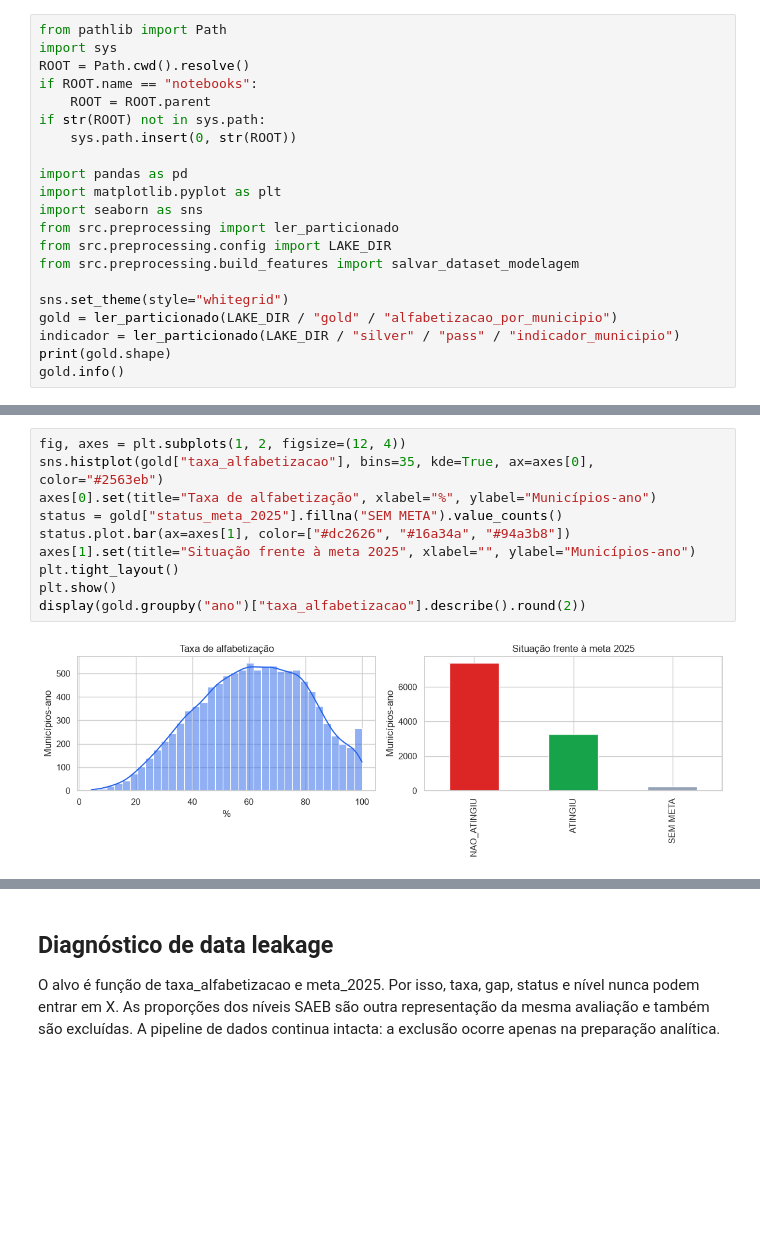
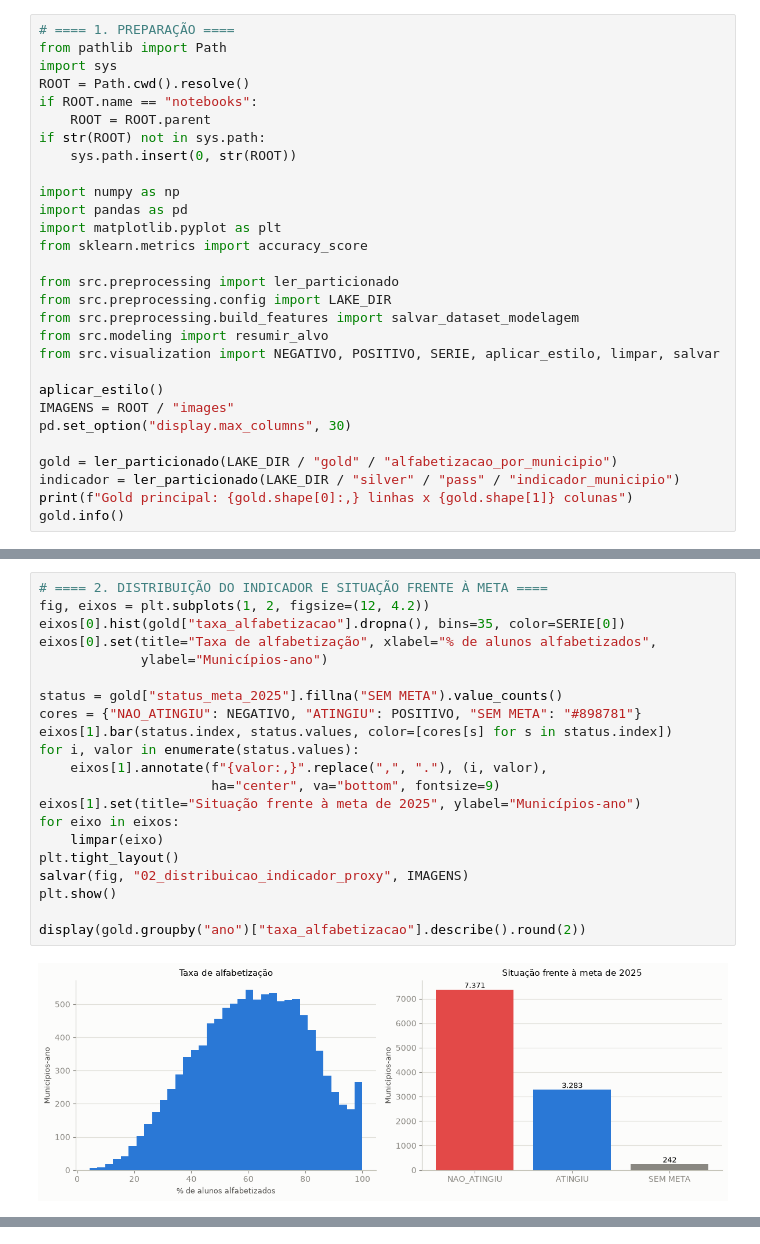
Before and after one commit to damske-h/1IAST-Fase3, a Jupyter notebook: notebooks/02_analise_exploratoria.ipynb, the cells around one changed output, grey strips where cells are left out. Drawn from its saved outputs; the diff is of its cells as text; blank space fills up the shorter version.

```diff
--- a/notebooks/02_analise_exploratoria.ipynb
+++ b/notebooks/02_analise_exploratoria.ipynb
@@ -7,4 +11,5 @@ A EDA primeiro examina a Gold completa. Só depois identifica leakage e constró
 # %%
+# ==== 1. PREPARAÇÃO ====
 from pathlib import Path
 import sys
 ROOT = Path.cwd().resolve()
@@ -13,16 +18,23 @@ if ROOT.name == "notebooks":
 if str(ROOT) not in sys.path:
     sys.path.insert(0, str(ROOT))
 
+import numpy as np
 import pandas as pd
 import matplotlib.pyplot as plt
-import seaborn as sns
+from sklearn.metrics import accuracy_score
+
 from src.preprocessing import ler_particionado
 from src.preprocessing.config import LAKE_DIR
 from src.preprocessing.build_features import salvar_dataset_modelagem
+from src.modeling import resumir_alvo
+from src.visualization import NEGATIVO, POSITIVO, SERIE, aplicar_estilo, limpar, salvar
 
-sns.set_theme(style="whitegrid")
+aplicar_estilo()
+IMAGENS = ROOT / "images"
+pd.set_option("display.max_columns", 30)
+
 gold = ler_particionado(LAKE_DIR / "gold" / "alfabetizacao_por_municipio")
 indicador = ler_particionado(LAKE_DIR / "silver" / "pass" / "indicador_municipio")
-print(gold.shape)
+print(f"Gold principal: {gold.shape[0]:,} linhas x {gold.shape[1]} colunas")
 gold.info()
 # %% [output]
@@ -51,20 +60,27 @@ memory usage: 1.6 MB
 # %%
-fig, axes = plt.subplots(1, 2, figsize=(12, 4))
-sns.histplot(gold["taxa_alfabetizacao"], bins=35, kde=True, ax=axes[0], color="#2563eb")
-axes[0].set(title="Taxa de alfabetização", xlabel="%", ylabel="Municípios-ano")
+# ==== 2. DISTRIBUIÇÃO DO INDICADOR E SITUAÇÃO FRENTE À META ====
+fig, eixos = plt.subplots(1, 2, figsize=(12, 4.2))
+eixos[0].hist(gold["taxa_alfabetizacao"].dropna(), bins=35, color=SERIE[0])
+eixos[0].set(title="Taxa de alfabetização", xlabel="% de alunos alfabetizados",
+             ylabel="Municípios-ano")
+
 status = gold["status_meta_2025"].fillna("SEM META").value_counts()
-status.plot.bar(ax=axes[1], color=["#dc2626", "#16a34a", "#94a3b8"])
-axes[1].set(title="Situação frente à meta 2025", xlabel="", ylabel="Municípios-ano")
+cores = {"NAO_ATINGIU": NEGATIVO, "ATINGIU": POSITIVO, "SEM META": "#898781"}
+eixos[1].bar(status.index, status.values, color=[cores[s] for s in status.index])
+for i, valor in enumerate(status.values):
+    eixos[1].annotate(f"{valor:,}".replace(",", "."), (i, valor),
+                      ha="center", va="bottom", fontsize=9)
+eixos[1].set(title="Situação frente à meta de 2025", ylabel="Municípios-ano")
+for eixo in eixos:
+    limpar(eixo)
 plt.tight_layout()
+salvar(fig, "02_distribuicao_indicador_proxy", IMAGENS)
 plt.show()
+
 display(gold.groupby("ano")["taxa_alfabetizacao"].describe().round(2))
 # %% [output]
-[figure, old version]
+[figure, new version]
 |  | count | mean | std | min | 25% | 50% | 75% | max |
 | ano |  |  |  |  |  |  |  |  |
 | 2023 | 5448.0 | 60.28 | 19.82 | 4.35 | 46.50 | 60.72 | 75.00 | 100.0 |
 | 2024 | 5448.0 | 62.80 | 19.34 | 4.40 | 48.28 | 64.05 | 77.59 | 100.0 |
-# %% [markdown]
-## Diagnóstico de data leakage
-
-O alvo é função de taxa_alfabetizacao e meta_2025. Por isso, taxa, gap, status e nível nunca podem entrar em X. As proporções dos níveis SAEB são outra representação da mesma avaliação e também são excluídas. A pipeline de dados continua intacta: a exclusão ocorre apenas na preparação analítica.
```
Also changed, not shown: parts of 17 cells of this notebook, 25 other files.
